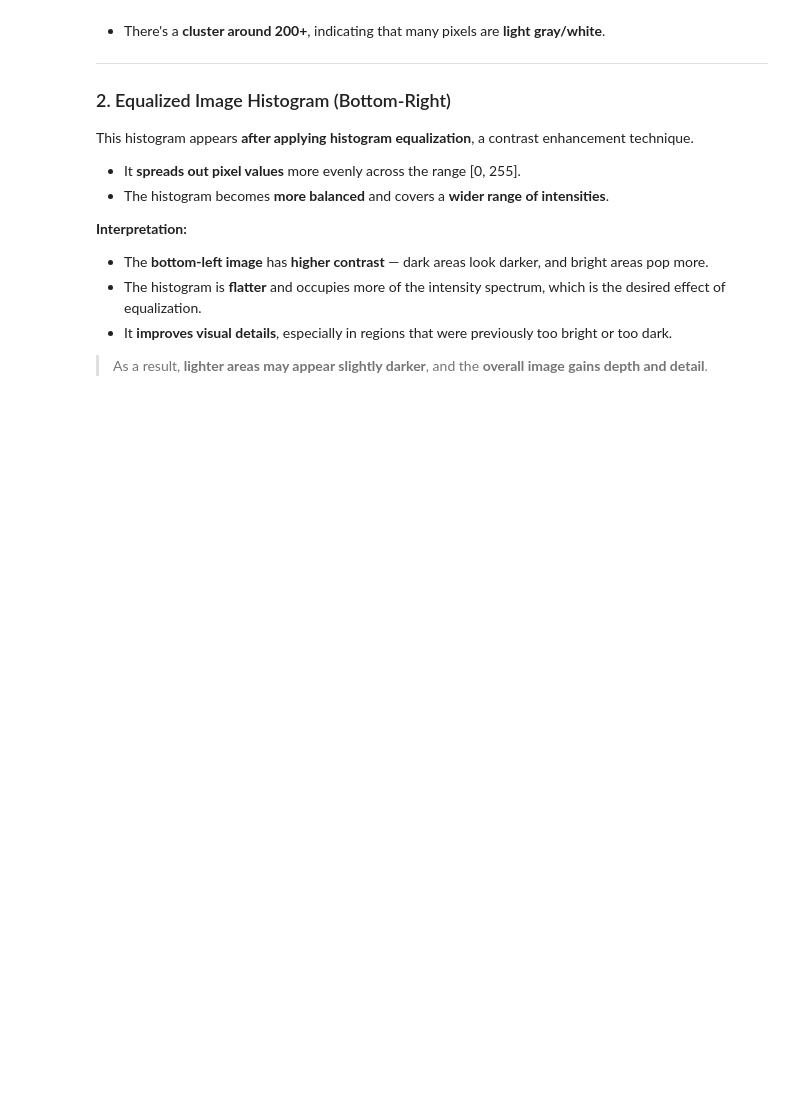
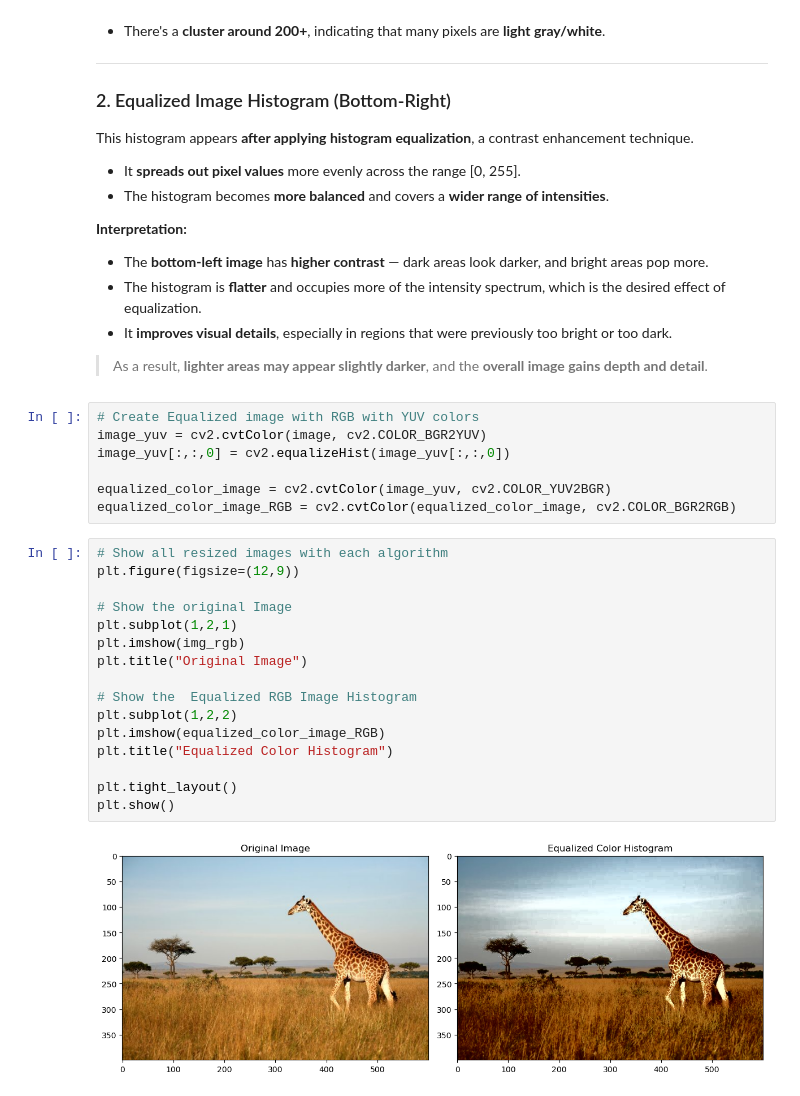
Before and after one commit to aaabdelaziz/Image-Processing, a Jupyter notebook: Python_Implemnetation/13-HistogramEquilization.ipynb, the cells around one changed output. Drawn from its saved outputs; the diff is of its cells as text; blank space fills up the shorter version.

Commit message:
Add Comparison between original RGB imag and the Equalized RGB image (More Darker).

```diff
--- a/Python_Implemnetation/13-HistogramEquilization.ipynb
+++ b/Python_Implemnetation/13-HistogramEquilization.ipynb
@@ -89,3 +89,28 @@ This histogram appears **after applying histogram equalization**, a contrast enh
 - It **improves visual details**, especially in regions that were previously too bright or too dark.
 
 > As a result, **lighter areas may appear slightly darker**, and the **overall image gains depth and detail**.
+# %%
+# Create Equalized image with RGB with YUV colors
+image_yuv = cv2.cvtColor(image, cv2.COLOR_BGR2YUV)
+image_yuv[:,:,0] = cv2.equalizeHist(image_yuv[:,:,0])
+
+equalized_color_image = cv2.cvtColor(image_yuv, cv2.COLOR_YUV2BGR)
+equalized_color_image_RGB = cv2.cvtColor(equalized_color_image, cv2.COLOR_BGR2RGB)
+# %%
+# Show all resized images with each algorithm
+plt.figure(figsize=(12,9))
+
+# Show the original Image
+plt.subplot(1,2,1)
+plt.imshow(img_rgb)
+plt.title("Original Image")
+
+# Show the  Equalized RGB Image Histogram
+plt.subplot(1,2,2)
+plt.imshow(equalized_color_image_RGB)
+plt.title("Equalized Color Histogram")
+
+plt.tight_layout()
+plt.show()
+# %% [output]
+[figure, added]
```
